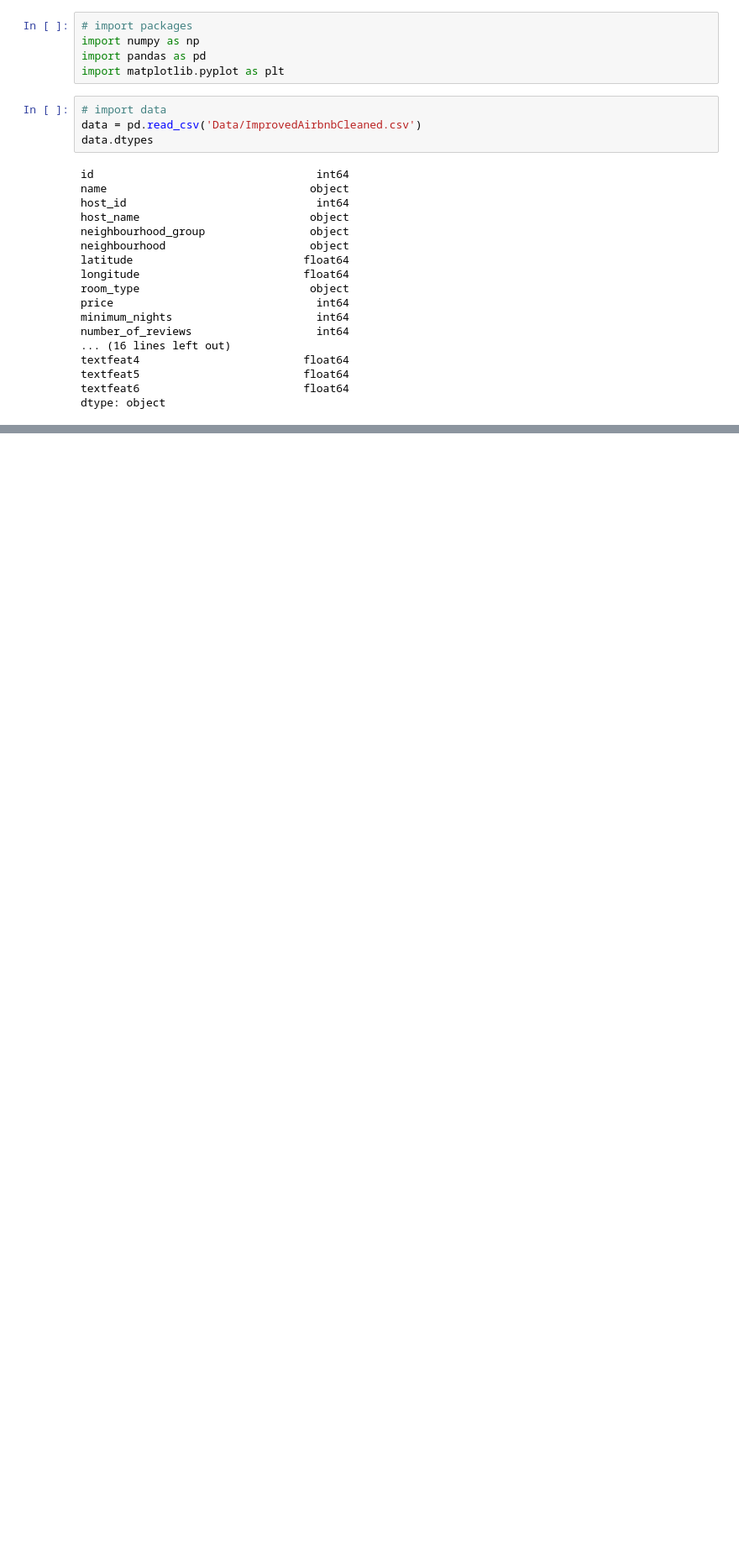
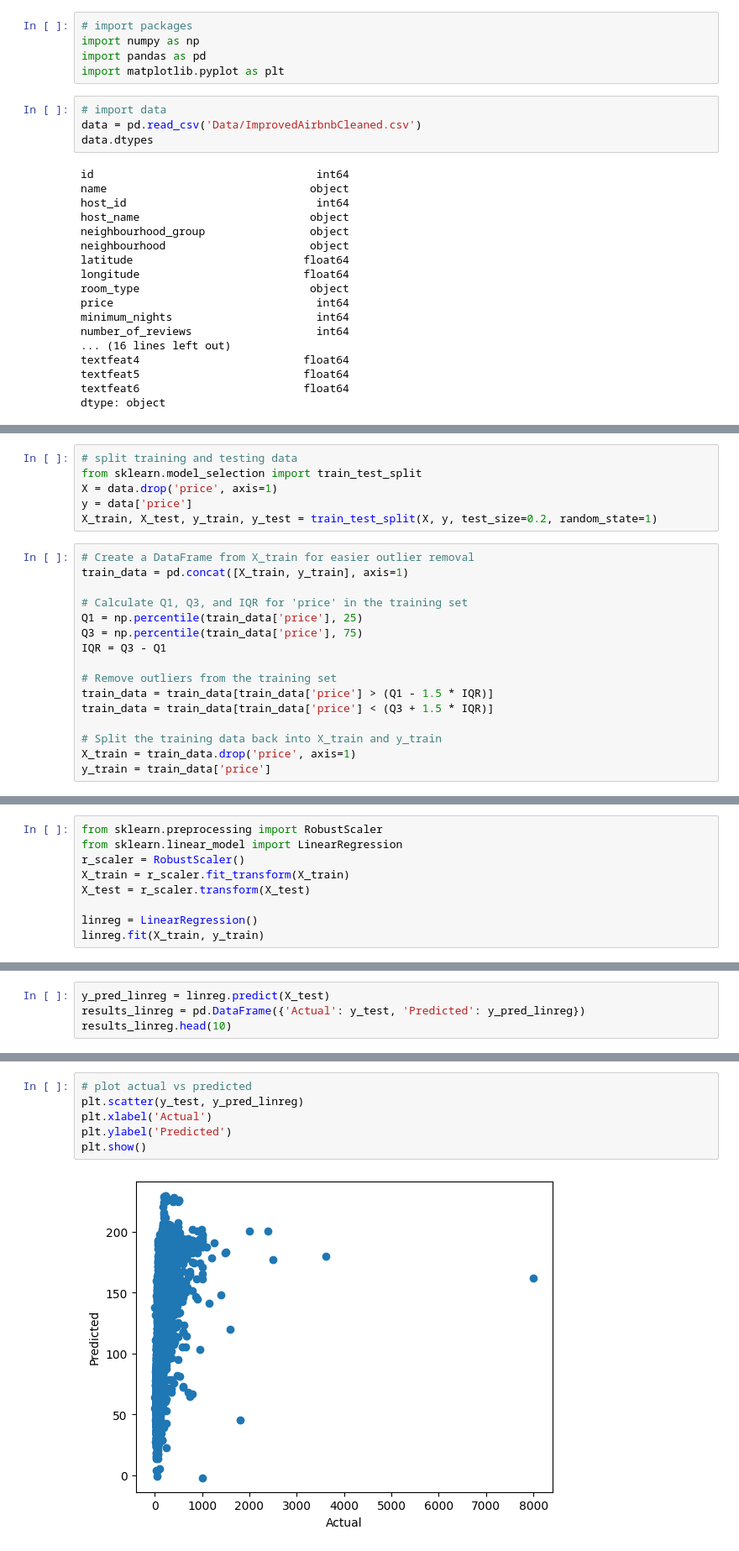
Before and after one commit to joshuajacobs2020/AirbnbPricePrediction, a Jupyter notebook: Airbnb2_Jerry.ipynb, the cells around one changed output, grey strips where cells are left out. Shown at 84% size. Drawn from its saved outputs; the diff is of its cells as text; blank space fills up the shorter version.

Commit message:
updates with removing outliers on training set

```diff
--- a/Airbnb2_Jerry.ipynb
+++ b/Airbnb2_Jerry.ipynb
@@ -27,0 +54,22 @@ dtype: object
+# %%
+# split training and testing data
+from sklearn.model_selection import train_test_split
+X = data.drop('price', axis=1)
+y = data['price']
+X_train, X_test, y_train, y_test = train_test_split(X, y, test_size=0.2, random_state=1)
+# %%
+# Create a DataFrame from X_train for easier outlier removal
+train_data = pd.concat([X_train, y_train], axis=1)
+
+# Calculate Q1, Q3, and IQR for 'price' in the training set
+Q1 = np.percentile(train_data['price'], 25)
+Q3 = np.percentile(train_data['price'], 75)
+IQR = Q3 - Q1
+
+# Remove outliers from the training set
+train_data = train_data[train_data['price'] > (Q1 - 1.5 * IQR)]
+train_data = train_data[train_data['price'] < (Q3 + 1.5 * IQR)]
+
+# Split the training data back into X_train and y_train
+X_train = train_data.drop('price', axis=1)
+y_train = train_data['price']
@@ -27,0 +80,9 @@ dtype: object
+# %%
+from sklearn.preprocessing import RobustScaler
+from sklearn.linear_model import LinearRegression
+r_scaler = RobustScaler()
+X_train = r_scaler.fit_transform(X_train)
+X_test = r_scaler.transform(X_test)
+
+linreg = LinearRegression()
+linreg.fit(X_train, y_train)
@@ -27,0 +91,4 @@ dtype: object
+# %%
+y_pred_linreg = linreg.predict(X_test)
+results_linreg = pd.DataFrame({'Actual': y_test, 'Predicted': y_pred_linreg})
+results_linreg.head(10)
@@ -27,0 +127,8 @@ dtype: object
+# %%
+# plot actual vs predicted
+plt.scatter(y_test, y_pred_linreg)
+plt.xlabel('Actual')
+plt.ylabel('Predicted')
+plt.show()
+# %% [output]
+[figure, added]
```
Also changed, not shown: parts of 17 cells of this notebook.
